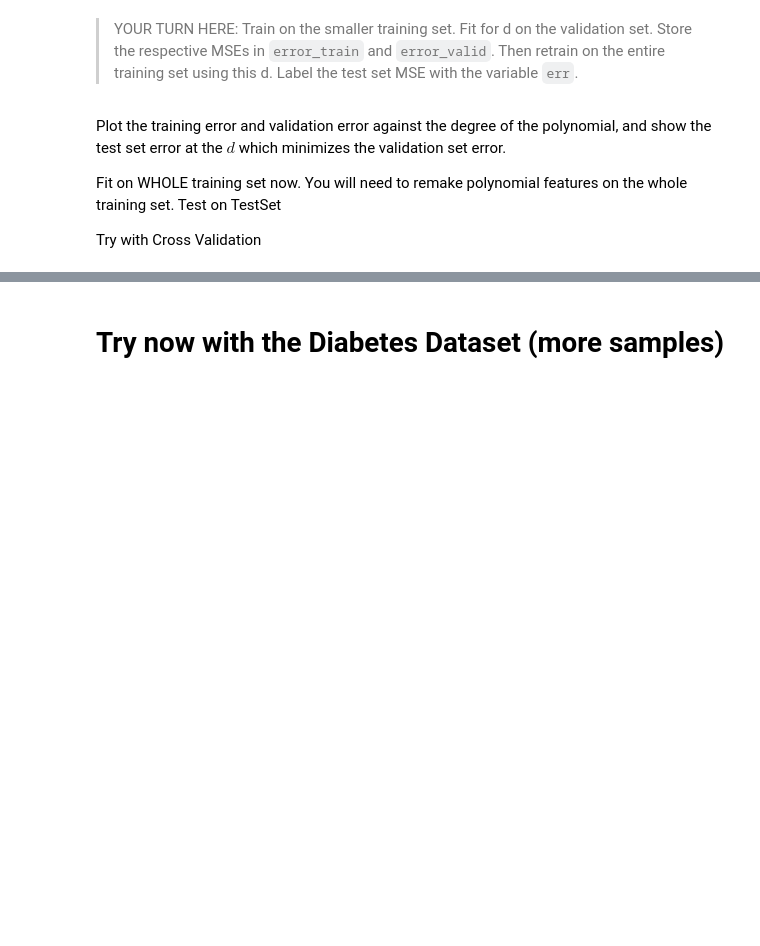
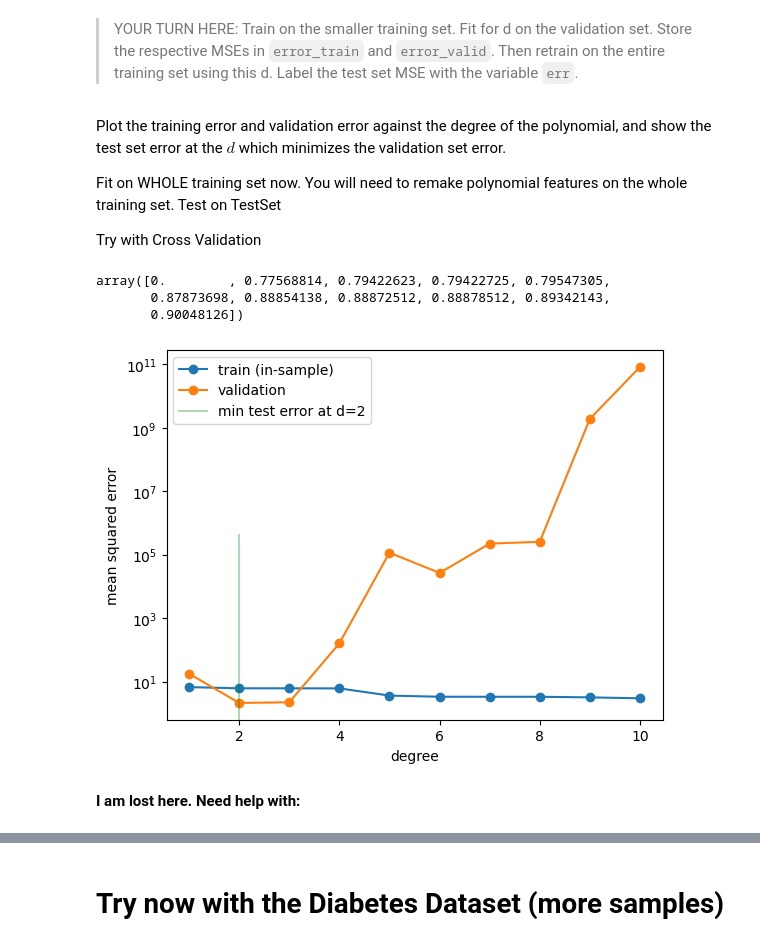
Before and after one commit to joannefeeney/machine_learning, a Jupyter notebook: week02/Validation Lab.ipynb, the cells around one changed output, grey strips where cells are left out. Saved outputs shown, nothing was run; the diff lists cells and outputs as text; code cells hidden in the pictures; blank space fills up the shorter version.

```diff
--- a/week02/Validation Lab.ipynb
+++ b/week02/Validation Lab.ipynb
@@ -18,6 +18,6 @@ import matplotlib.pyplot as plt
 import pandas as pd
 # %%
 #load mtcars
-dfcars=pd.read_csv("week02\mtcars.csv")
+dfcars=pd.read_csv(r"C:\Users\Joanne Feeney\cmder\repos\machine_learning\week02\mtcars.csv")
 dfcars=dfcars.rename(columns={"Unnamed: 0":"name"})
 dfcars.head()
@@ -346,3 +445,23 @@ Plot the training error and validation error against the degree of the polynomia
 Fit on WHOLE training set now. You will need to remake polynomial features on the whole training set. Test on TestSet
 
 Try with Cross Validation
+# %%
+score_train
+# %% [output]
+array([0.        , 0.77568814, 0.79422623, 0.79422725, 0.79547305,
+       0.87873698, 0.88854138, 0.88872512, 0.88878512, 0.89342143,
+       0.90048126])
+# %%
+bestd = np.argmin(error_valid[1:])+1
+# %%
+plt.plot(degrees[1:], error_train[1:], marker='o', label='train (in-sample)')
+plt.plot(degrees[1:], error_valid[1:], marker='o', label='validation')
+plt.axvline(bestd, 0,0.5, color='g', label="min test error at d=%d"%bestd, alpha=0.3)
+plt.ylabel('mean squared error')
+plt.xlabel('degree')
+plt.legend(loc='upper left')
+plt.yscale("log")
+# %% [output]
+[figure, added]
+# %% [markdown]
+**I am lost here. Need help with:**
```
Also changed, not shown: parts of 60 cells of this notebook.
